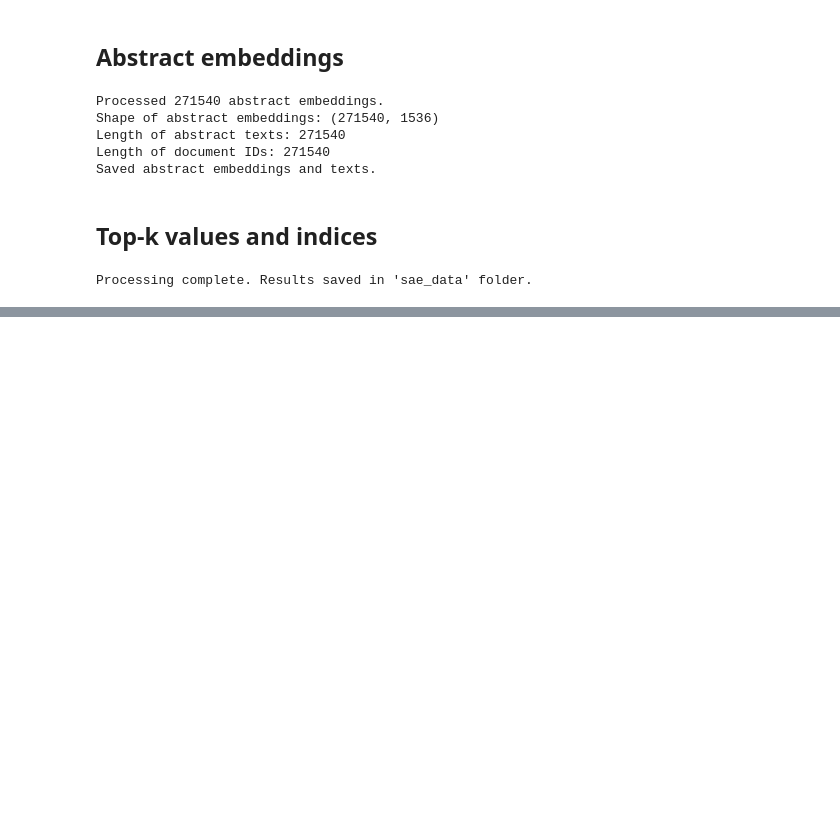
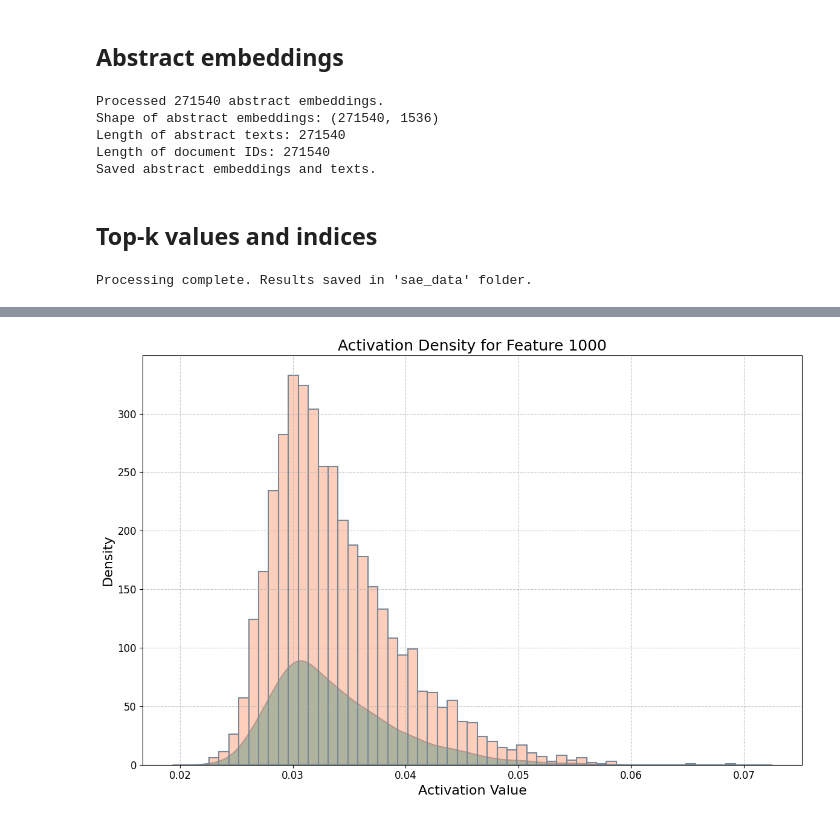
Before and after one commit to jsalt2024-evaluating-llms-for-astronomy/retrieval, a Jupyter notebook: saerch/dev.ipynb, the cells around one changed output, grey strips where cells are left out. Drawn from its saved outputs; the diff is of its cells as text; code cells hidden in the pictures; blank space fills up the shorter version.

```diff
--- a/saerch/dev.ipynb
+++ b/saerch/dev.ipynb
@@ -224,0 +231,76 @@ Number of non-zero feature densities: 10869
+# %%
+import numpy as np
+import matplotlib.pyplot as plt
+import seaborn as sns
+from matplotlib.colors import LinearSegmentedColormap
+
+def plot_feature_activation_density(feature_index, topk_values, topk_indices, save_path=None, dpi=300):
+    """
+    Create a publication-quality density plot for the activation values of a specific feature.
+
+    :param feature_index: Index of the feature to plot
+    :param topk_values: numpy array of shape (num_examples, topk) containing the non-zero values for the topk indices
+    :param topk_indices: numpy array of shape (num_examples, topk) containing the indices of top-k features
+    :param save_path: path to save the figure (if None, the figure will be displayed)
+    :param dpi: resolution of the output figure
+    """
+    # Extract activation values for the specified feature
+    feature_mask = topk_indices == feature_index
+    activation_values = topk_values[feature_mask]
+
+    # Set up the plot style
+    plt.rcParams['font.size'] = 14
+    plt.rcParams['axes.labelsize'] = 16
+    plt.rcParams['axes.titlesize'] = 18
+    plt.rcParams['xtick.labelsize'] = 12
+    plt.rcParams['ytick.labelsize'] = 12
+
+    # Create custom colormap
+    colors = ['#FFA07A', '#20B2AA', '#778899']
+    n_bins = 100
+    cmap = LinearSegmentedColormap.from_list('custom', colors, N=n_bins)
+
+    # Create the figure
+    fig, ax = plt.subplots(figsize=(12, 8))
+
+    # Plot the density
+    sns.kdeplot(activation_values, fill=True, color=colors[1],
+                edgecolor=colors[2], linewidth=1.5, alpha=0.7, ax=ax)
+
+    # Plot the histogram
+    sns.histplot(activation_values, kde=False, color=colors[0],
+                 edgecolor=colors[2], linewidth=1.5, alpha=0.5, ax=ax)
+
+    # Customize the plot
+    ax.set_xlabel('Activation Value')
+    ax.set_ylabel('Density')
+    ax.set_title(f'Activation Density for Feature {feature_index}')
+
+    # Add grid
+    ax.grid(True, linestyle='--', alpha=0.7)
+
+    # Improve layout
+    plt.tight_layout()
+
+    # Print some statistics
+    print(f"Feature {feature_index} Statistics:")
+    print(f"Number of non-zero activations: {len(activation_values)}")
+    print(f"Mean: {np.mean(activation_values):.4f}")
+    print(f"Median: {np.median(activation_values):.4f}")
+    print(f"Standard Deviation: {np.std(activation_values):.4f}")
+    print(f"Min: {np.min(activation_values):.4f}")
+    print(f"Max: {np.max(activation_values):.4f}")
+
+    # Save or display the plot
+    if save_path:
+        plt.savefig(save_path, dpi=dpi, bbox_inches='tight')
+        print(f"Figure saved to {save_path}")
+    else:
+        plt.show()
+
+    plt.close()
+
+# Example usage:
+feature_index = 1000
+plot_feature_activation_density(feature_index, topk_values, topk_indices)
+# %% [output]
@@ -224,0 +314 @@ Number of non-zero feature densities: 10869
+[figure, added]
```
Also changed, not shown: parts of 22 cells of this notebook, 16 other files.
